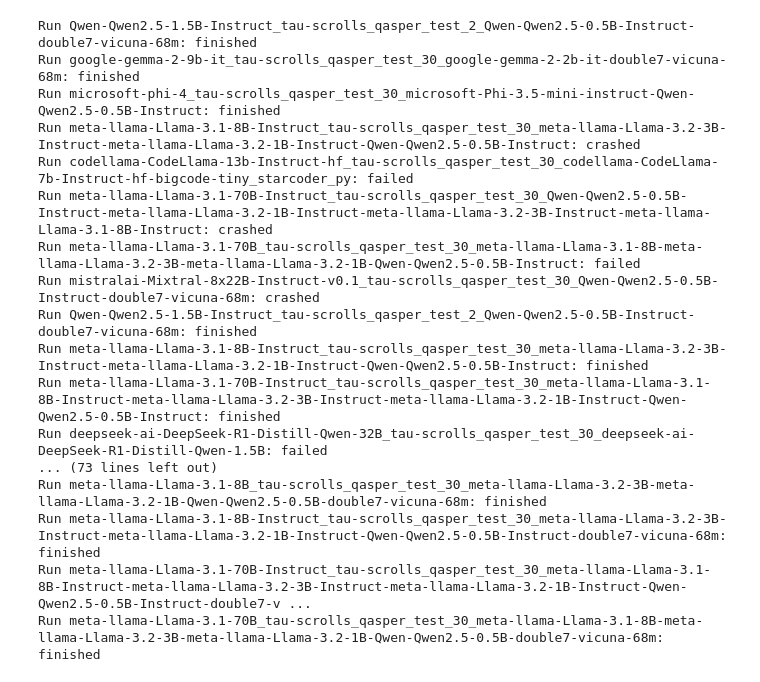
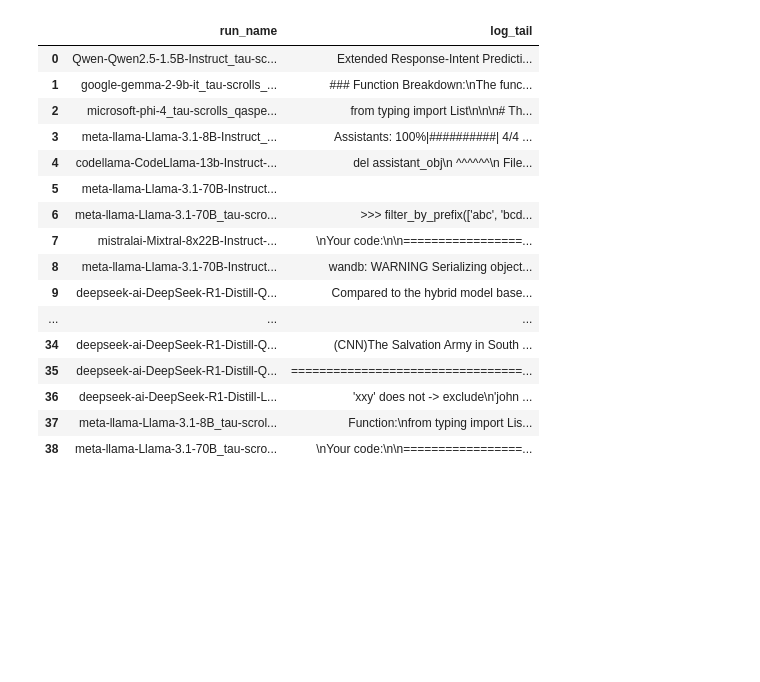
Before and after one commit to keyboardAnt/hf-bench, a Jupyter notebook: hf_bench/hardware.ipynb, the cells around one changed output. Cells and saved outputs as stored; diff of their text form; code cells hidden in the pictures; blank space fills up the shorter version.

```diff
--- a/hf_bench/hardware.ipynb
+++ b/hf_bench/hardware.ipynb
@@ -4,25 +4,4 @@ import wandb
 
 api = wandb.Api()
 runs = api.runs("generating-faster/hf-bench")
-
-# Print basic info for each run
-for run in runs:
-    print(f"Run {run.name}: {run.state}")
+run_name_to_run = {run.name: run for run in runs}
-# %% [output]
-Run Qwen-Qwen2.5-1.5B-Instruct_tau-scrolls_qasper_test_2_Qwen-Qwen2.5-0.5B-Instruct-double7-vicuna-68m: finished
-Run google-gemma-2-9b-it_tau-scrolls_qasper_test_30_google-gemma-2-2b-it-double7-vicuna-68m: finished
-Run microsoft-phi-4_tau-scrolls_qasper_test_30_microsoft-Phi-3.5-mini-instruct-Qwen-Qwen2.5-0.5B-Instruct: finished
-Run meta-llama-Llama-3.1-8B-Instruct_tau-scrolls_qasper_test_30_meta-llama-Llama-3.2-3B-Instruct-meta-llama-Llama-3.2-1B-Instruct-Qwen-Qwen2.5-0.5B-Instruct: crashed
-Run codellama-CodeLlama-13b-Instruct-hf_tau-scrolls_qasper_test_30_codellama-CodeLlama-7b-Instruct-hf-bigcode-tiny_starcoder_py: failed
-Run meta-llama-Llama-3.1-70B-Instruct_tau-scrolls_qasper_test_30_Qwen-Qwen2.5-0.5B-Instruct-meta-llama-Llama-3.2-1B-Instruct-meta-llama-Llama-3.2-3B-Instruct-meta-llama-Llama-3.1-8B-Instruct: crashed
-Run meta-llama-Llama-3.1-70B_tau-scrolls_qasper_test_30_meta-llama-Llama-3.1-8B-meta-llama-Llama-3.2-3B-meta-llama-Llama-3.2-1B-Qwen-Qwen2.5-0.5B-Instruct: failed
-Run mistralai-Mixtral-8x22B-Instruct-v0.1_tau-scrolls_qasper_test_30_Qwen-Qwen2.5-0.5B-Instruct-double7-vicuna-68m: crashed
-Run Qwen-Qwen2.5-1.5B-Instruct_tau-scrolls_qasper_test_2_Qwen-Qwen2.5-0.5B-Instruct-double7-vicuna-68m: finished
-Run meta-llama-Llama-3.1-8B-Instruct_tau-scrolls_qasper_test_30_meta-llama-Llama-3.2-3B-Instruct-meta-llama-Llama-3.2-1B-Instruct-Qwen-Qwen2.5-0.5B-Instruct: finished
-Run meta-llama-Llama-3.1-70B-Instruct_tau-scrolls_qasper_test_30_meta-llama-Llama-3.1-8B-Instruct-meta-llama-Llama-3.2-3B-Instruct-meta-llama-Llama-3.2-1B-Instruct-Qwen-Qwen2.5-0.5B-Instruct: finished
-Run deepseek-ai-DeepSeek-R1-Distill-Qwen-32B_tau-scrolls_qasper_test_30_deepseek-ai-DeepSeek-R1-Distill-Qwen-1.5B: failed
-... (73 lines left out)
-Run meta-llama-Llama-3.1-8B_tau-scrolls_qasper_test_30_meta-llama-Llama-3.2-3B-meta-llama-Llama-3.2-1B-Qwen-Qwen2.5-0.5B-double7-vicuna-68m: finished
-Run meta-llama-Llama-3.1-8B-Instruct_tau-scrolls_qasper_test_30_meta-llama-Llama-3.2-3B-Instruct-meta-llama-Llama-3.2-1B-Instruct-Qwen-Qwen2.5-0.5B-Instruct-double7-vicuna-68m: finished
-Run meta-llama-Llama-3.1-70B-Instruct_tau-scrolls_qasper_test_30_meta-llama-Llama-3.1-8B-Instruct-meta-llama-Llama-3.2-3B-Instruct-meta-llama-Llama-3.2-1B-Instruct-Qwen-Qwen2.5-0.5B-Instruct-double7-v ...
-Run meta-llama-Llama-3.1-70B_tau-scrolls_qasper_test_30_meta-llama-Llama-3.1-8B-meta-llama-Llama-3.2-3B-meta-llama-Llama-3.2-1B-Qwen-Qwen2.5-0.5B-double7-vicuna-68m: finished
@@ -28,0 +37,42 @@ Run meta-llama-Llama-3.1-70B_tau-scrolls_qasper_test_30_meta-llama-Llama-3.1-8B-
+# %%
+import pandas as pd
+
+
+def get_last_lines(run) -> str:
+    """
+    Get the last 50 lines of the output log for a given run.
+    """
+    files = run.files()
+    try:
+        output_file = next(f for f in files if f.name == 'output.log')
+    except StopIteration:
+        return ""
+    file_obj = output_file.download(root="./", replace=True)
+    output_content = file_obj.read()
+    return '\n'.join(output_content.splitlines()[-50:])
+
+
+run_name_to_log_tail = {}
+for run in runs:
+    run_name_to_log_tail[run.name] = get_last_lines(run)
+
+df = pd.DataFrame(run_name_to_log_tail.items(), columns=['run_name', 'log_tail'])
+df
+# %% [output]
+|  | run_name | log_tail |
+| 0 | Qwen-Qwen2.5-1.5B-Instruct_tau-sc... | Extended Response-Intent Predicti... |
+| 1 | google-gemma-2-9b-it_tau-scrolls_... | ### Function Breakdown:\nThe func... |
+| 2 | microsoft-phi-4_tau-scrolls_qaspe... | from typing import List\n\n\n# Th... |
+| 3 | meta-llama-Llama-3.1-8B-Instruct_... | Assistants: 100%|##########| 4/4 ... |
+| 4 | codellama-CodeLlama-13b-Instruct-... | del assistant_obj\n ^^^^^^\n File... |
+| 5 | meta-llama-Llama-3.1-70B-Instruct... |  |
+| 6 | meta-llama-Llama-3.1-70B_tau-scro... | >>> filter_by_prefix(['abc', 'bcd... |
+| 7 | mistralai-Mixtral-8x22B-Instruct-... | \nYour code:\n\n=================... |
+| 8 | meta-llama-Llama-3.1-70B-Instruct... | wandb: WARNING Serializing object... |
+| 9 | deepseek-ai-DeepSeek-R1-Distill-Q... | Compared to the hybrid model base... |
+| ... | ... | ... |
+| 34 | deepseek-ai-DeepSeek-R1-Distill-Q... | (CNN)The Salvation Army in South ... |
+| 35 | deepseek-ai-DeepSeek-R1-Distill-Q... | =================================... |
+| 36 | deepseek-ai-DeepSeek-R1-Distill-L... | 'xxy' does not -> exclude\n'john ... |
+| 37 | meta-llama-Llama-3.1-8B_tau-scrol... | Function:\nfrom typing import Lis... |
+| 38 | meta-llama-Llama-3.1-70B_tau-scro... | \nYour code:\n\n=================... |
```
Also changed, not shown: parts of 6 cells of this notebook.
